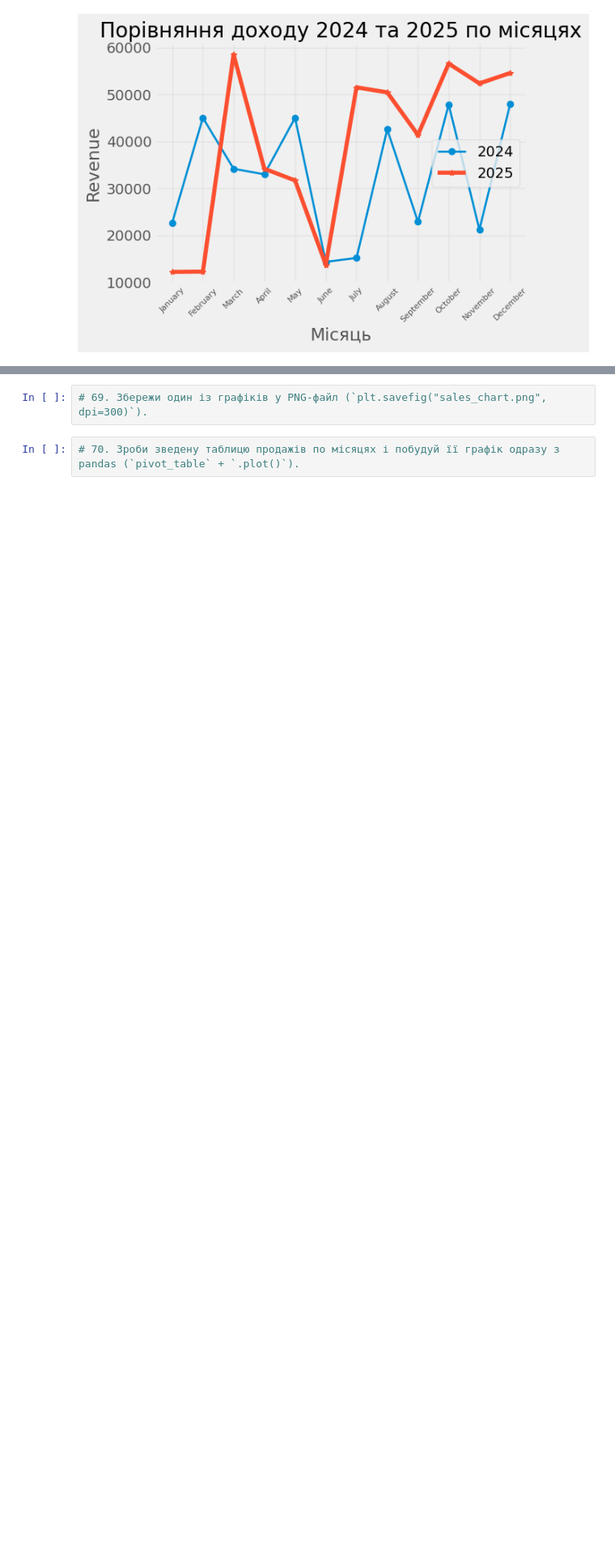
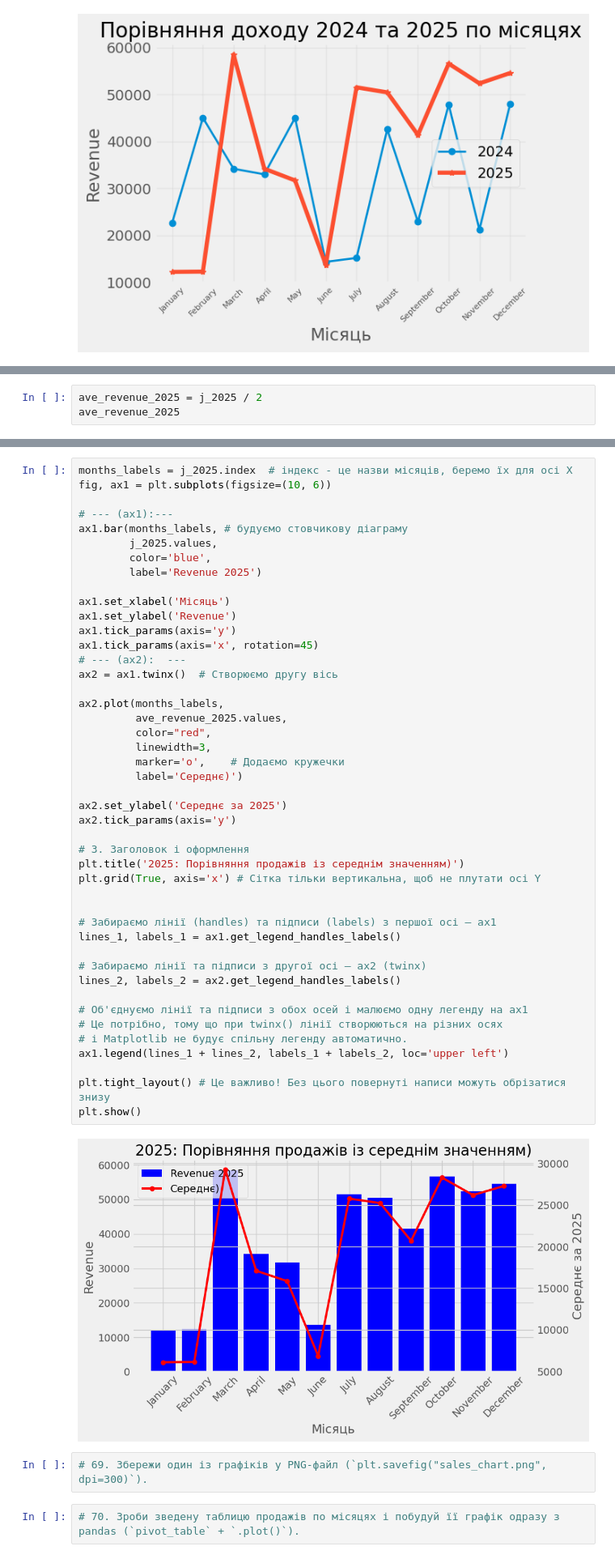
Before and after one commit to SvitlanaShustur/test-tasks-Python-DTA, a Jupyter notebook: pandas_matplotlib_practice.ipynb, the cells around one changed output, grey strips where cells are left out. Shown at 81% size. Saved outputs shown, nothing was run; the diff lists cells and outputs as text; blank space fills up the shorter version.

```diff
--- a/pandas_matplotlib_practice.ipynb
+++ b/pandas_matplotlib_practice.ipynb
@@ -1274,0 +1301,3 @@ plt.show()                                               # показуємо г
+# %%
+ave_revenue_2025 = j_2025 / 2
+ave_revenue_2025
@@ -1275,3 +1318,50 @@ plt.show()                                               # показуємо г
+# %%
+months_labels = j_2025.index  # індекс - це назви місяців, беремо їх для осі X
+fig, ax1 = plt.subplots(figsize=(10, 6))
+
+# --- (ax1):---
+ax1.bar(months_labels, # будуємо стовчикову діаграму
+        j_2025.values,
+        color='blue',
+        label='Revenue 2025')
+
+ax1.set_xlabel('Місяць')
+ax1.set_ylabel('Revenue')
+ax1.tick_params(axis='y')
+ax1.tick_params(axis='x', rotation=45)
+# --- (ax2):  ---
+ax2 = ax1.twinx()  # Створюємо другу вісь
+
+ax2.plot(months_labels,
+         ave_revenue_2025.values,
+         color="red",
+         linewidth=3,
+         marker='o',    # Додаємо кружечки
+         label='Середнє)')
+
+ax2.set_ylabel('Середнє за 2025')
+ax2.tick_params(axis='y')
+
+# 3. Заголовок і оформлення
+plt.title('2025: Порівняння продажів із середнім значенням)')
+plt.grid(True, axis='x') # Сітка тільки вертикальна, щоб не плутати осі Y
+
+
+# Забираємо лінії (handles) та підписи (labels) з першої осі — ax1
+lines_1, labels_1 = ax1.get_legend_handles_labels()
+
+# Забираємо лінії та підписи з другої осі — ax2 (twinx)
+lines_2, labels_2 = ax2.get_legend_handles_labels()
+
+# Об'єднуємо лінії та підписи з обох осей і малюємо одну легенду на ax1
+# Це потрібно, тому що при twinx() лінії створюються на різних осях
+# і Matplotlib не будує спільну легенду автоматично.
+ax1.legend(lines_1 + lines_2, labels_1 + labels_2, loc='upper left')
+
+plt.tight_layout() # Це важливо! Без цього повернуті написи можуть обрізатися знизу
+plt.show()
+# %% [output]
+[figure, added]
 # %%
 # 69. Збережи один із графіків у PNG-файл (`plt.savefig("sales_chart.png", dpi=300)`).
 # %%
```
Also changed, not shown: parts of 26 cells of this notebook.
